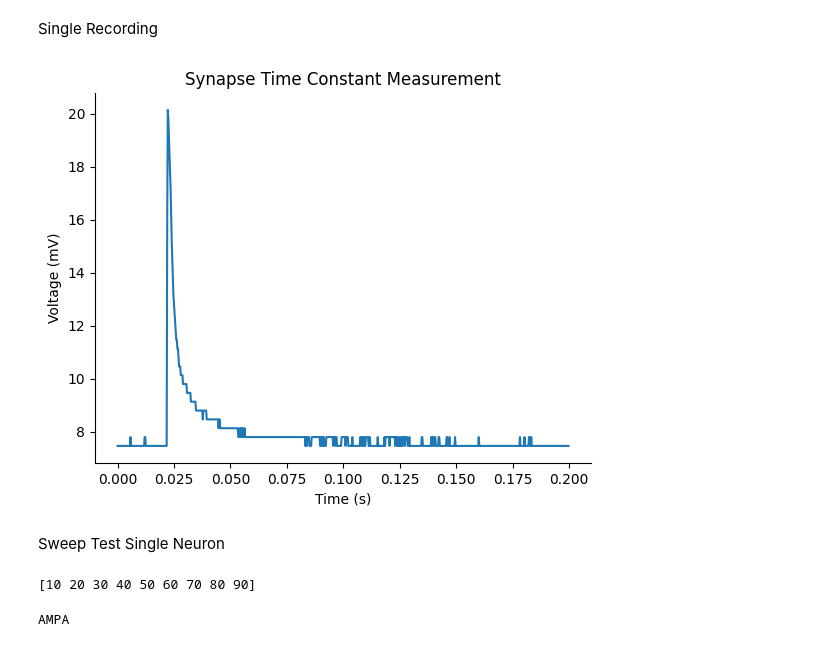
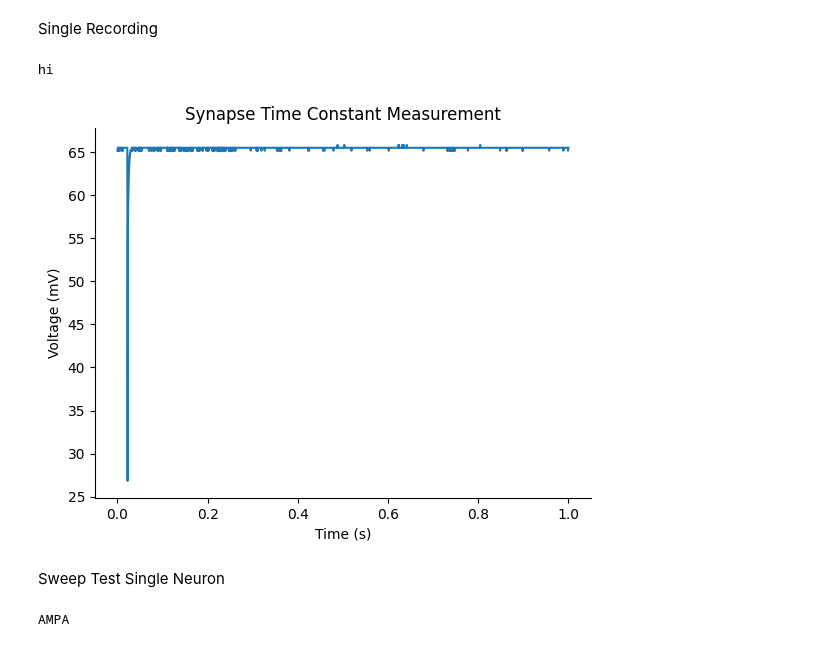
Before and after one commit to Aramatos/dynapse2_adaptation, a Jupyter notebook: Time_SYNAPSE_Inh.ipynb, the cells around one changed output. Saved outputs shown, nothing was run; the diff lists cells and outputs as text; code cells hidden in the pictures.

```diff
--- a/Time_SYNAPSE_Inh.ipynb
+++ b/Time_SYNAPSE_Inh.ipynb
@@ -92,18 +93,19 @@ time.sleep(0.1)
 <font size=10> Single Recording
 # %%
 #set test parameters
-test_type='AMPA'
+test_type='GABA_B'
 
-leak_coarse=1
-leak_fine=10
+leak_coarse=4
+leak_fine=30
 
-neuron_to_measure=11
+neuron_to_measure=30
 
 #set DC on neurons
 if test_type=='GABA_A' or test_type=='GABA_B':
-    set_parameter(myConfig.chips[0].cores[c].parameters,"SOIF_DC_P", 5, 200)
+    set_parameter(myConfig.chips[0].cores[core_to_measure].parameters,"SOIF_DC_P", 5, 250)
+    print('hi')
 elif test_type=='AMPA' or test_type=='NMDA':
-    set_parameter(myConfig.chips[0].cores[c].parameters,"SOIF_DC_P", 0, 0)
+    set_parameter(myConfig.chips[0].cores[core_to_measure].parameters,"SOIF_DC_P", 0, 0)
 
 
 #input_events=regular_gen(input_neuron,1,10,1)
@@ -120,7 +122,7 @@ elif test_type=='NMDA':
 elif test_type=='GABA_B':
     #set GABA B slow inhibitory substractive synapse parameters
     set_parameter(myConfig.chips[0].cores[core_to_measure].parameters, 'DEGA_ITAU_P',leak_coarse,leak_fine)# SST to PC
-    set_parameter(myConfig.chips[0].cores[core_to_measure].parameters, 'DEGA_IGAIN_P',3,80)
+    set_parameter(myConfig.chips[0].cores[core_to_measure].parameters, 'DEGA_IGAIN_P',0,0)
     input_events=isi_gen(input_neuron_4,[0],[0])
 elif test_type=='GABA_A':
     #set GABA A fast inhibitory shunt synapse parameters
@@ -135,35 +137,29 @@ model.apply_configuration(myConfig)
 time.sleep(0.1)
 
 #SAVE
-[time_values_1,voltages_1]=measure_spike(board,input_events,duration=.2,frequency=4000)
+[time_values_1,voltages_1]=measure_spike(board,input_events,duration=1,frequency=4000)
 recording_data_path = f'/home/hector/Documents/dynapse-se2-data/time_constant_recordings/{test_type}_test.npy'
 np.save(recording_data_path,[time_values_1,voltages_1])
+# %% [output]
+hi
 # %%
 
 recording_data_path = f'/home/hector/Documents/dynapse-se2-data/time_constant_recordings/{test_type}_test.npy'
 [time_values_1,voltages_1]=np.load(recording_data_path)
 
 fig,ax=plt.subplots()
 ax.plot(time_values_1, voltages_1)
 ax.set_xlabel('Time (s)')
 ax.set_ylabel('Voltage (mV)')
 ax.set_title('Synapse Time Constant Measurement')#set DC on neurons
-if test_type=='GABA_A' or test_type=='GABA_B':
-    set_parameter(myConfig.chips[0].cores[c].parameters,"SOIF_DC_P", 5, 200)
-elif test_type=='AMPA' or test_type=='NMDA':
-    set_parameter(myConfig.chips[0].cores[c].parameters,"SOIF_DC_P", 0, 0)
 
 ax.spines['right'].set_visible(False)
 ax.spines['top'].set_visible(False)
 plt.show()
 # %% [output]
-[figure, old version]
+[figure, new version]
 # %% [markdown]
 <font size=8> Sweep Test Single Neuron
-# %%
-print(np.arange(10,100,10))
-# %% [output]
-[10 20 30 40 50 60 70 80 90]
 # %%
 #set test parameters
 test_type='AMPA'
```
Also changed, not shown: parts of 6 cells of this notebook.
